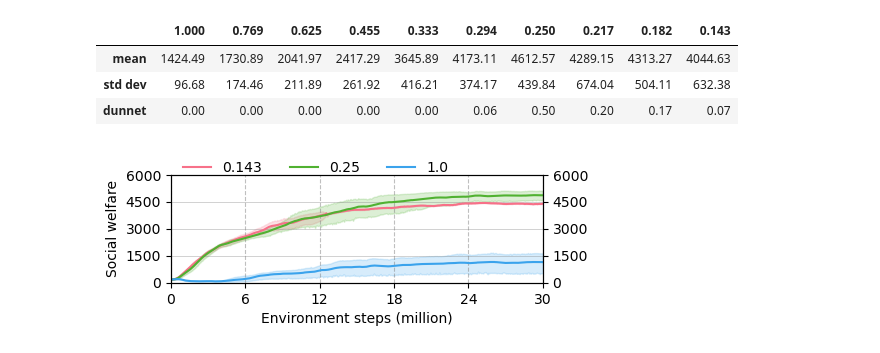
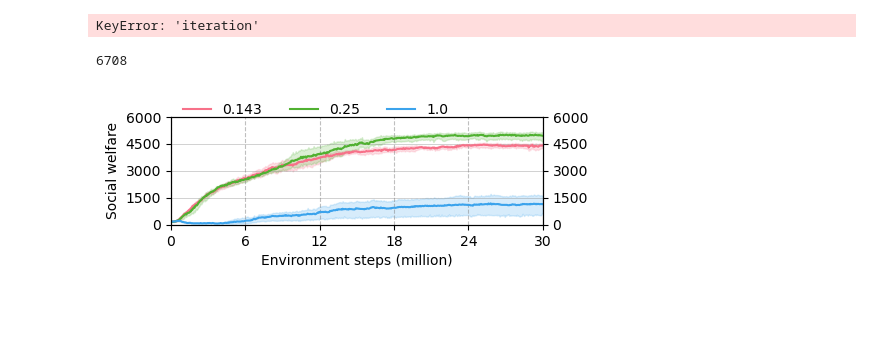
Before and after one commit to Muff2n/meltingpot, a Jupyter notebook: data/plot_results.ipynb, the cells around one changed output. Drawn from its saved outputs; the diff is of its cells as text; code cells hidden in the pictures; blank space fills up the shorter version.

Commit message:
Update some scratch data: commons to use n=1 policy as starting point

```diff
--- a/data/plot_results.ipynb
+++ b/data/plot_results.ipynb
@@ -12,7 +12,7 @@ harvest = {
     'trial_ids': ['1', '2', '3', '4', '5'],
     'n': 7,
     'ylim': 800,
-    'scratch_id': 'scratch',
+    'scratch_id': 'scratch2',
     'scratch_epochs': 300,
 }
 mushroom = {
@@ -25,13 +25,15 @@ mushroom = {
     'scratch_epochs': 300,
 }
 clean = {
-    'path': '/scratch_tmp/users/k21075402/tf_2_15',
+    # 'path': '/scratch_tmp/users/k21075402/tf_2_15',
+    'path': './',
     'name': 'clean_up',
     'trial_ids': ['756554ae', '96e785e7', 'a1ed7026', 'bb00a28e', 'd604c4e4'],
     'n': 7,
     'n_players_ylim': 2000,
     'ylim': 6000,
-    'scratch_id': 'cd9f2625',
+    # 'scratch_id': 'cd9f2625',
+    'scratch_id': 'scratch',
     'scratch_epochs': 500,
 }
 
@@ -183,18 +185,15 @@ pd.set_option('display.float_format', lambda x: '{:.2f}'.format(x))
 
 data
 # %% [output]
-|  | 1.000 | 0.769 | 0.625 | 0.455 | 0.333 | 0.294 | 0.250 | 0.217 | 0.182 | 0.143 |
-| mean | 1424.49 | 1730.89 | 2041.97 | 2417.29 | 3645.89 | 4173.11 | 4612.57 | 4289.15 | 4313.27 | 4044.63 |
-| std dev | 96.68 | 174.46 | 211.89 | 261.92 | 416.21 | 374.17 | 439.84 | 674.04 | 504.11 | 632.38 |
-| dunnet | 0.00 | 0.00 | 0.00 | 0.00 | 0.00 | 0.06 | 0.50 | 0.20 | 0.17 | 0.07 |
+KeyError: 'iteration'
 # %%
 rolling = False
 window = 11
-n_iterations = 300
 pd.set_option('display.precision', 3)
 scratch_epochs = environment['scratch_epochs']
 
 df = pd.read_json(os.path.join(environment['path'], environment['name'], environment['scratch_id'], 'results.json'), lines=True)
+print(len(df))
 df['reward'] = df.episode_reward.apply(lambda x: np.mean(x))
 df = df[['reward', 'training_iteration', 'self-interest']]
 df['self-interest'] = np.round(df['self-interest'], 3)
@@ -228,33 +227,34 @@ colours = sns.color_palette("husl", len(self_interest_values))
 sns.lineplot(
     data=df,
     x='training_iteration',
-    y='smoothed_reward',
+    y='smoothed_reward' if rolling else 'reward',
     hue='self-interest',
     errorbar=('ci', 95),  # 95% confidence interval
     palette=colours,
     ax=ax,
     # estimator='mean',
     # color='blue',
     # n_boot=1000,
 )
 
 ax.set_xlabel('Environment steps (million)')
 ax.set_ylabel('Social welfare')
 ax.set_xlim(0, scratch_epochs)
 ylim = environment['ylim']
 ax.set_ylim(0, ylim)
 ax.set_xticks(np.arange(0, scratch_epochs + 1, scratch_epochs / 5))
 ax.set_xticklabels(np.arange(0, scratch_epochs * 30 * 2000 / 1e6 + 1, scratch_epochs / 5 * 30 * 2000 / 1e6).astype(int))
 ax.set_yticks(np.arange(0, ylim + 1, ylim / 4))
 
 ax.yaxis.grid(True, linestyle='-', linewidth=0.5, color='grey', alpha=0.5)
 ax.xaxis.grid(True, color='grey', linestyle='--', alpha=0.5)
 ax.legend(bbox_to_anchor=(0, 1.25), loc='upper left', ncol=3, frameon=False)
 
 ax2 = ax.twinx()
 ax2.set_ylim(ax.get_ylim())  # Make sure the limits are the same
 ax2.set_yticks(ax.get_yticks())  # Duplicate the tick marks
 
 fig.savefig(f'scratch_{environment["name"]}', dpi=DPI, bbox_inches='tight')
 # %% [output]
+6708
-[figure, old version]
+[figure, new version]
```
Also changed, not shown: parts of 2 cells of this notebook, 3 other files.
